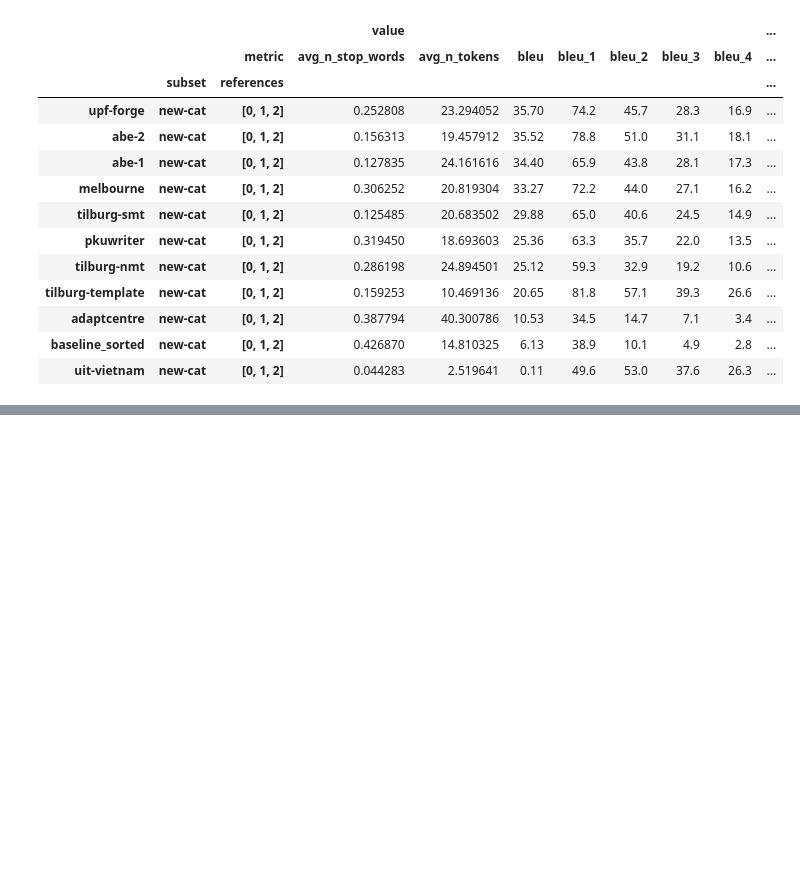
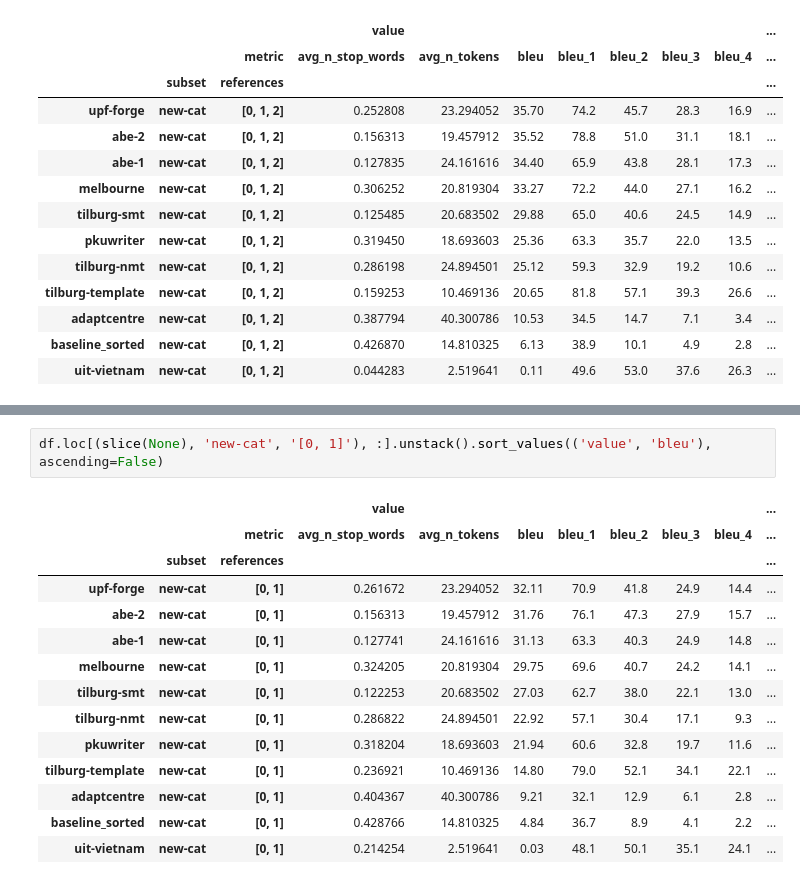
Before and after one commit to abevieiramota/masters, a Jupyter notebook: notebook/00 - Automatic evaluation.ipynb, the cells around one changed output, grey strips where cells are left out. Drawn from its saved outputs; the diff is of its cells as text; blank space fills up the shorter version.

```diff
--- a/notebook/00 - Automatic evaluation.ipynb
+++ b/notebook/00 - Automatic evaluation.ipynb
@@ -399,0 +438,17 @@ df.loc[(slice(None), 'new-cat', '[0, 1, 2]'), :].unstack().sort_values(('value',
+# %%
+df.loc[(slice(None), 'new-cat', '[0, 1]'), :].unstack().sort_values(('value', 'bleu'), ascending=False)
+# %% [output]
+|  |  |  | value |  |  |  |  |  |  | ... |
+|  |  | metric | avg_n_stop_words | avg_n_tokens | bleu | bleu_1 | bleu_2 | bleu_3 | bleu_4 | ... |
+|  | subset | references |  |  |  |  |  |  |  | ... |
+| upf-forge | new-cat | [0, 1] | 0.261672 | 23.294052 | 32.11 | 70.9 | 41.8 | 24.9 | 14.4 | ... |
+| abe-2 | new-cat | [0, 1] | 0.156313 | 19.457912 | 31.76 | 76.1 | 47.3 | 27.9 | 15.7 | ... |
+| abe-1 | new-cat | [0, 1] | 0.127741 | 24.161616 | 31.13 | 63.3 | 40.3 | 24.9 | 14.8 | ... |
+| melbourne | new-cat | [0, 1] | 0.324205 | 20.819304 | 29.75 | 69.6 | 40.7 | 24.2 | 14.1 | ... |
+| tilburg-smt | new-cat | [0, 1] | 0.122253 | 20.683502 | 27.03 | 62.7 | 38.0 | 22.1 | 13.0 | ... |
+| tilburg-nmt | new-cat | [0, 1] | 0.286822 | 24.894501 | 22.92 | 57.1 | 30.4 | 17.1 | 9.3 | ... |
+| pkuwriter | new-cat | [0, 1] | 0.318204 | 18.693603 | 21.94 | 60.6 | 32.8 | 19.7 | 11.6 | ... |
+| tilburg-template | new-cat | [0, 1] | 0.236921 | 10.469136 | 14.80 | 79.0 | 52.1 | 34.1 | 22.1 | ... |
+| adaptcentre | new-cat | [0, 1] | 0.404367 | 40.300786 | 9.21 | 32.1 | 12.9 | 6.1 | 2.8 | ... |
+| baseline_sorted | new-cat | [0, 1] | 0.428766 | 14.810325 | 4.84 | 36.7 | 8.9 | 4.1 | 2.2 | ... |
+| uit-vietnam | new-cat | [0, 1] | 0.214254 | 2.519641 | 0.03 | 48.1 | 50.1 | 35.1 | 24.1 | ... |
```
Also changed, not shown: parts of 6 cells of this notebook, 12 other files.
